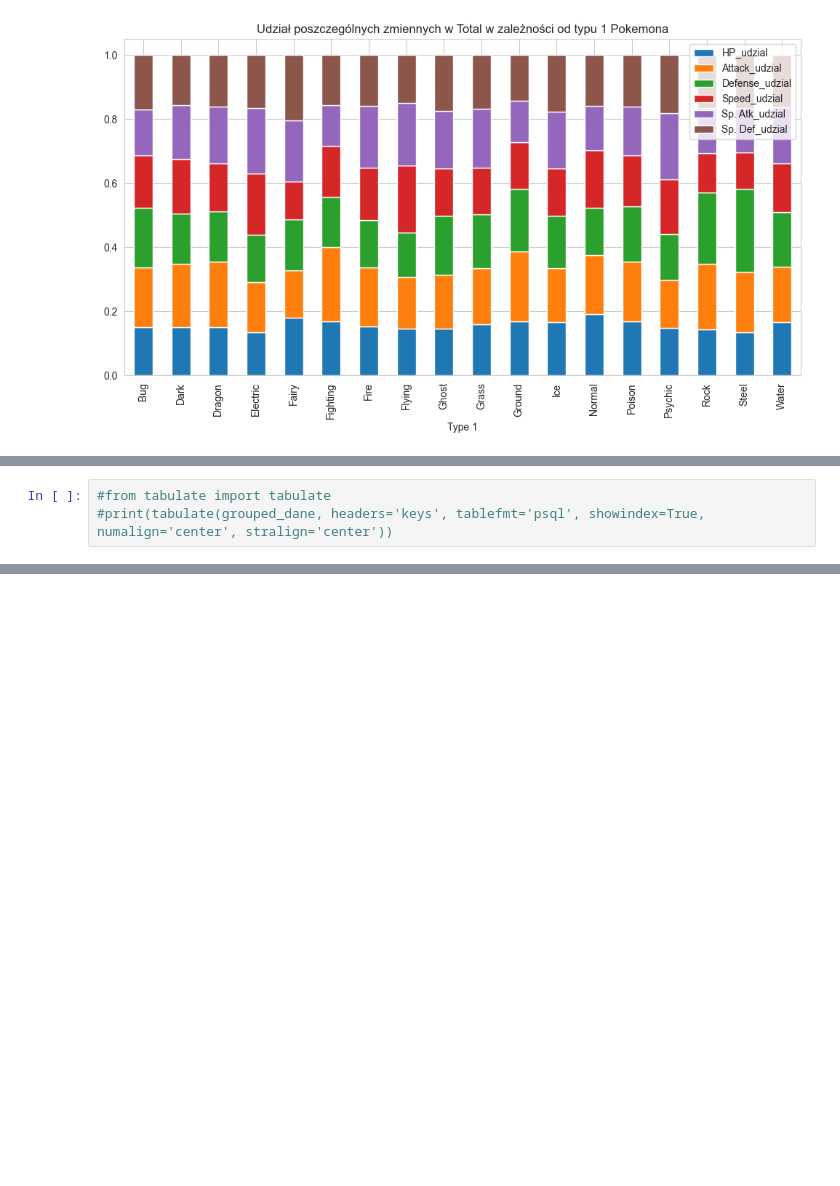
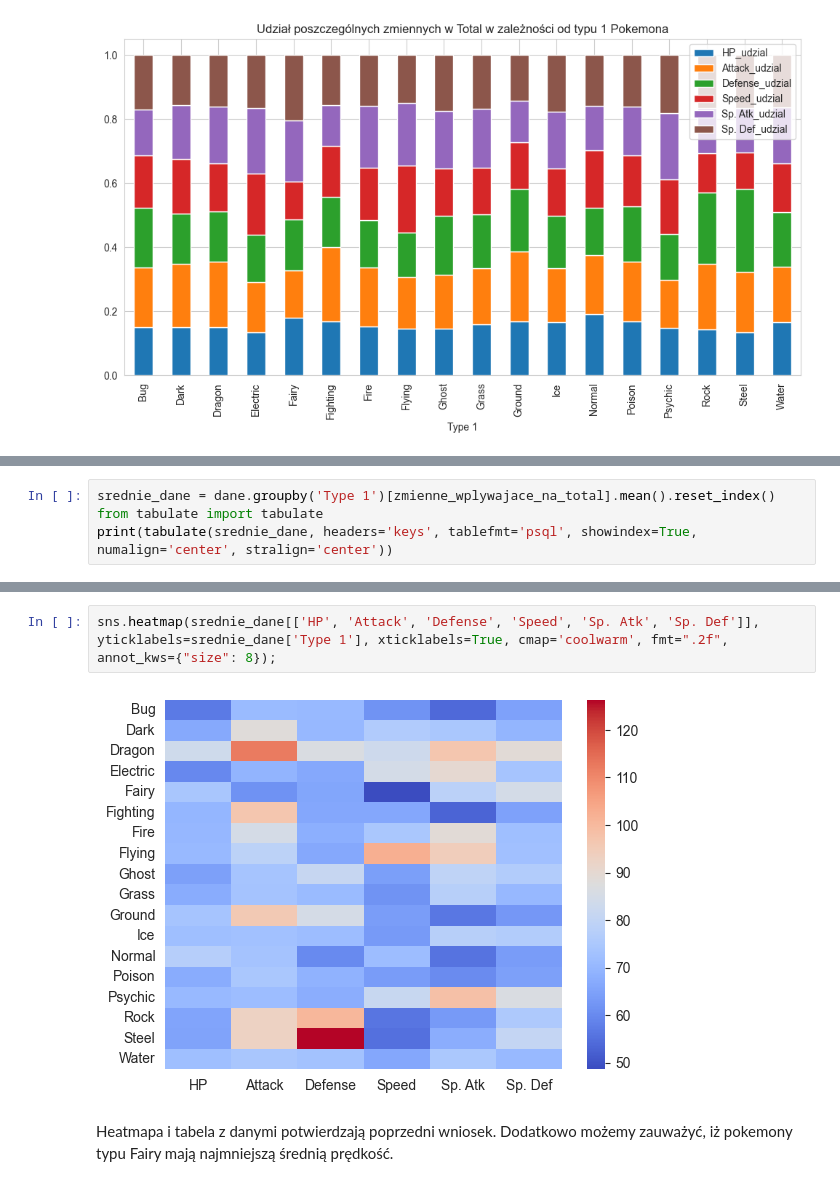
Before and after one commit to Kubix-commits/Wizualizacja-Danych, a Jupyter notebook: Projekt - wizualizacja/Wizualizacja danych.ipynb, the cells around one changed output, grey strips where cells are left out. Drawn from its saved outputs; the diff is of its cells as text; blank space fills up the shorter version.

Commit message:
Tabela i heatmapa ze srednimi

```diff
--- a/Projekt - wizualizacja/Wizualizacja danych.ipynb
+++ b/Projekt - wizualizacja/Wizualizacja danych.ipynb
@@ -203,3 +203,4 @@ zsumowane_dane_udzialy.plot(kind='bar', stacked=True, x='Type 1', title='Udział
 # %%
-#from tabulate import tabulate
-#print(tabulate(grouped_dane, headers='keys', tablefmt='psql', showindex=True, numalign='center', stralign='center'))
+srednie_dane = dane.groupby('Type 1')[zmienne_wplywajace_na_total].mean().reset_index()
+from tabulate import tabulate
+print(tabulate(srednie_dane, headers='keys', tablefmt='psql', showindex=True, numalign='center', stralign='center'))
@@ -205,0 +225,6 @@ zsumowane_dane_udzialy.plot(kind='bar', stacked=True, x='Type 1', title='Udział
+# %%
+sns.heatmap(srednie_dane[['HP', 'Attack', 'Defense', 'Speed', 'Sp. Atk', 'Sp. Def']], yticklabels=srednie_dane['Type 1'], xticklabels=True, cmap='coolwarm', fmt=".2f", annot_kws={"size": 8});
+# %% [output]
+[figure, added]
+# %% [markdown]
+Heatmapa i tabela z danymi potwierdzają poprzedni wniosek. Dodatkowo możemy zauważyć, iż pokemony typu Fairy mają najmniejszą średnią prędkość.
```
Also changed, not shown: parts of 3 cells of this notebook.
